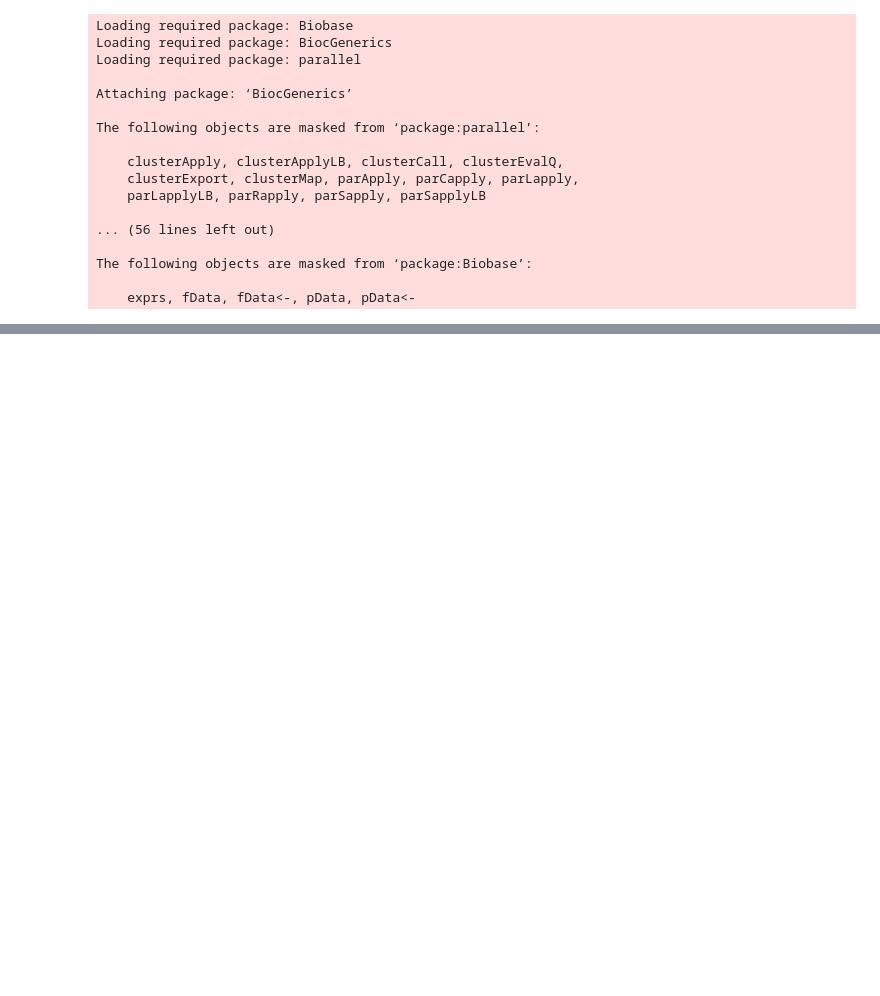
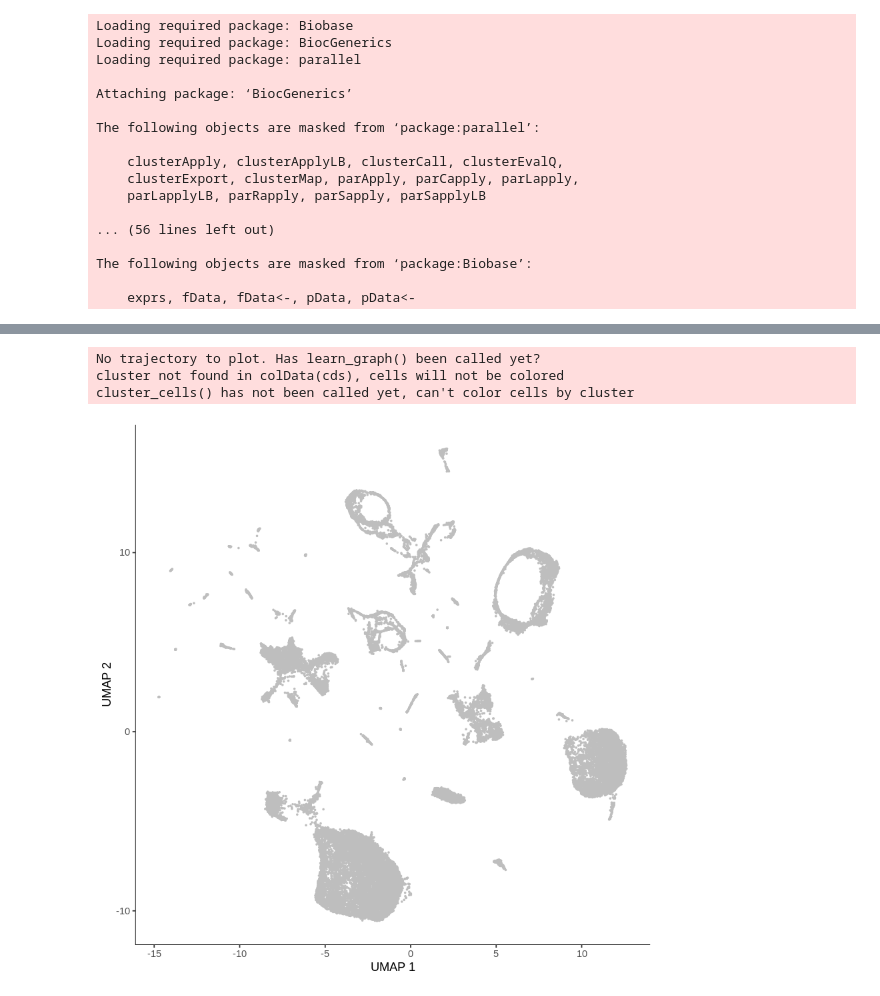
Before and after one commit to JohnTigue/colab, a Jupyter notebook: probings/monocle3_on_colab_probings.ipynb, the cells around one changed output, grey strips where cells are left out. Cells and saved outputs as stored; diff of their text form; code cells hidden in the pictures; blank space fills up the shorter version.

Commit message:
Makes Monocle3 run(plot) on Colab

```diff
--- a/probings/monocle3_on_colab_probings.ipynb
+++ b/probings/monocle3_on_colab_probings.ipynb
@@ -119,0 +162,9 @@ The following objects are masked from ‘package:Biobase’:
+# %%
+# Load up Pliner's test data
+expression_matrix <- readRDS(url("http://staff.washington.edu/hpliner/data/cao_l2_expression.rds"))
+cell_metadata <- readRDS(url("http://staff.washington.edu/hpliner/data/cao_l2_colData.rds"))
+gene_annotation <- readRDS(url("http://staff.washington.edu/hpliner/data/cao_l2_rowData.rds"))
+
+cds <- new_cell_data_set(expression_matrix,
+                         cell_metadata = cell_metadata,
+                         gene_metadata = gene_annotation)
@@ -119,0 +229,13 @@ The following objects are masked from ‘package:Biobase’:
+# %%
+# Preprocess the cds - in default mode, this function normalizes the
+# data and runs PCA
+cds <- preprocess_cds(cds, num_dim = 100)
+
+# Run UMAP to get a low dimension representation, and plot
+cds <- reduce_dimension(cds)
+plot_cells(cds)
+# %% [output]
+No trajectory to plot. Has learn_graph() been called yet?
+cluster not found in colData(cds), cells will not be colored
+cluster_cells() has not been called yet, can't color cells by cluster
+[figure, added]
```
Also changed, not shown: parts of 14 cells of this notebook.
